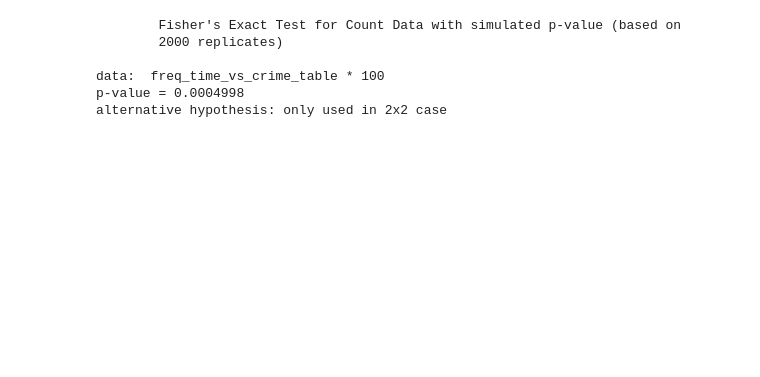
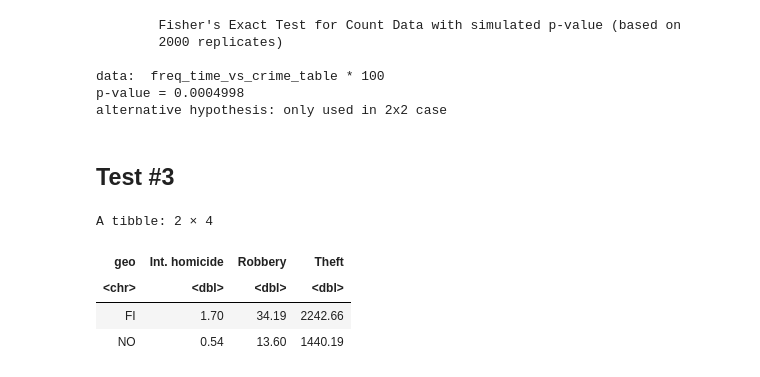
Before and after one commit to nickobard/eurostat-datasets-analysis, a Jupyter notebook: sem-1/semestral-work.ipynb, the cells around one changed output. Cells and saved outputs as stored; diff of their text form; code cells hidden in the pictures; blank space fills up the shorter version.

```diff
--- a/sem-1/semestral-work.ipynb
+++ b/sem-1/semestral-work.ipynb
@@ -195,3 +185,21 @@ fisher.test(freq_time_vs_crime_table * 100, alternative='only used in 2x2 case',
 data:  freq_time_vs_crime_table * 100
 p-value = 0.0004998
 alternative hypothesis: only used in 2x2 case
+# %% [markdown]
+## Test #3
+# %%
+freq_no_vs_fi_crime_df <- subset(dataset,
+                                 geo %in% c('NO', 'FI') &
+                                 iccs %in% prev_labels[-4] &
+                                 TIME_PERIOD == '2021-01-01' &
+                                 unit == 'P_HTHAB',
+                                 c(geo, iccs, values))
+freq_no_vs_fi_crime_df <- pivot_wider(freq_no_vs_fi_crime_df, names_from=iccs, values_from=values)
+colnames(freq_no_vs_fi_crime_df)[-1] <- c('Int. homicide', 'Robbery', 'Theft')
+freq_no_vs_fi_crime_df
+# %% [output]
+A tibble: 2 × 4
+| geo | Int. homicide | Robbery | Theft |
+| <chr> | <dbl> | <dbl> | <dbl> |
+| FI | 1.70 | 34.19 | 2242.66 |
+| NO | 0.54 | 13.60 | 1440.19 |
```
Also changed, not shown: parts of 6 cells of this notebook.
